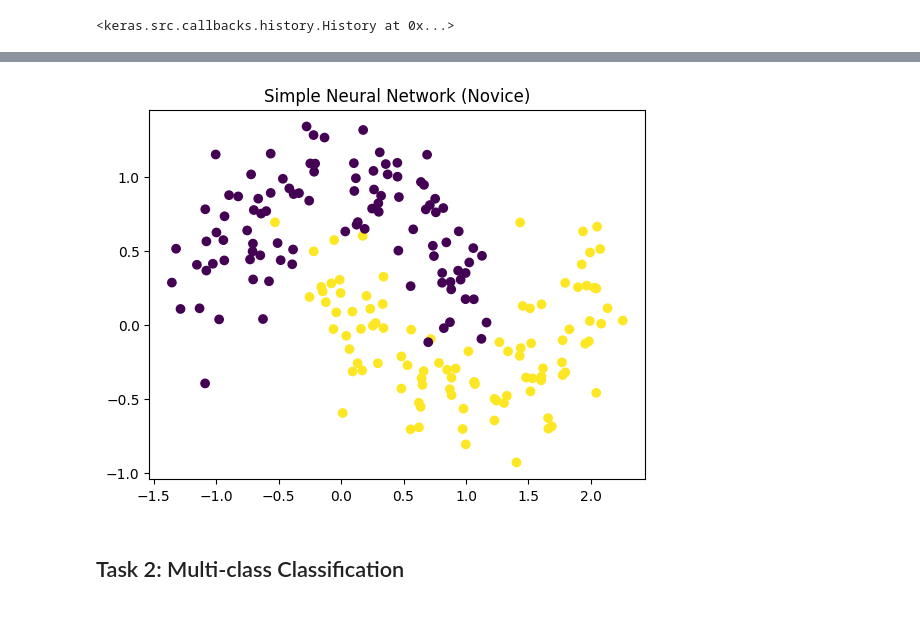
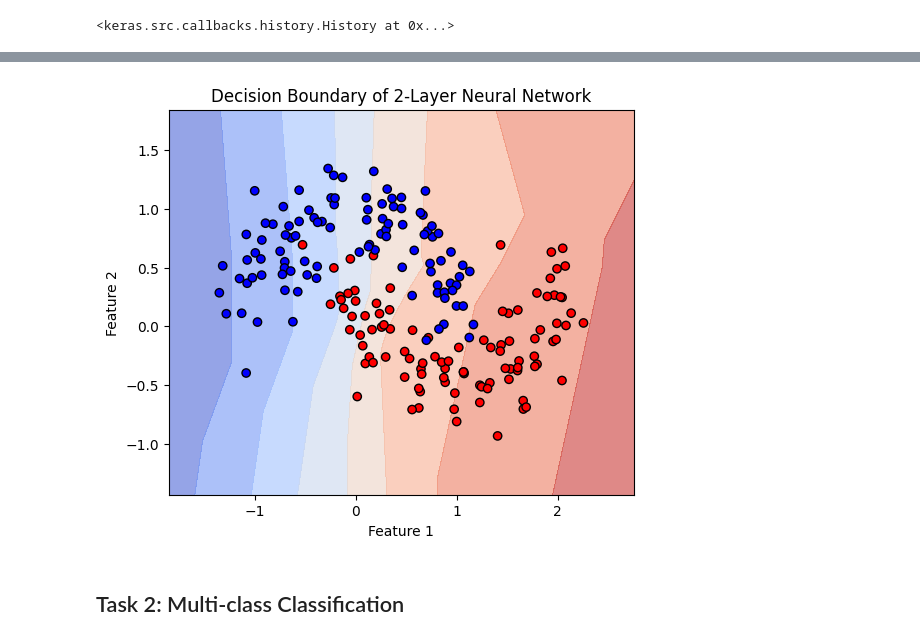
Before and after one commit to MUNTASIR-SHEHU/Nile-GDSC-Entry-repo, a Jupyter notebook: Novice/Deep Learning/starter.ipynb, the cells around one changed output, grey strips where cells are left out. Drawn from its saved outputs; the diff is of its cells as text; code cells hidden in the pictures.

```diff
--- a/Novice/Deep Learning/starter.ipynb
+++ b/Novice/Deep Learning/starter.ipynb
@@ -38,5 +41,16 @@ print("✅ Model accuracy:", round(acc, 3))
 # %%
-plt.scatter(X[:, 0], X[:, 1], c=y, cmap='viridis')
-plt.title("Simple Neural Network (Novice)")
+xx, yy = np.meshgrid(
+    np.linspace(X[:, 0].min()-0.5, X[:, 0].max()+0.5, 200),
+    np.linspace(X[:, 1].min()-0.5, X[:, 1].max()+0.5, 200)
+)
+grid = np.c_[xx.ravel(), yy.ravel()]
+probs = model.predict(grid).reshape(xx.shape)
+
+plt.figure(figsize=(6,5))
+plt.contourf(xx, yy, probs, cmap='coolwarm', alpha=0.6)
+plt.scatter(X[:, 0], X[:, 1], c=y, cmap='bwr', edgecolors='k')
+plt.title("Decision Boundary of 2-Layer Neural Network")
+plt.xlabel("Feature 1")
+plt.ylabel("Feature 2")
 plt.show()
 # %% [output]
@@ -43,4 +58,4 @@ plt.show()
-[figure, old version]
+[figure, new version]
 # %% [markdown]
 ## Task 2: Multi-class Classification
 # %%
```
Also changed, not shown: parts of 4 cells of this notebook, 1 other file.
